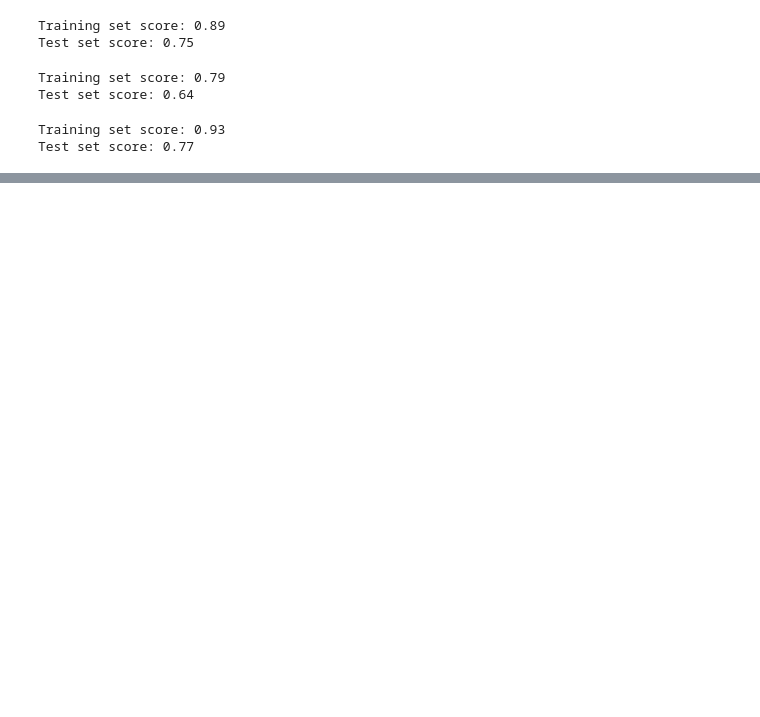
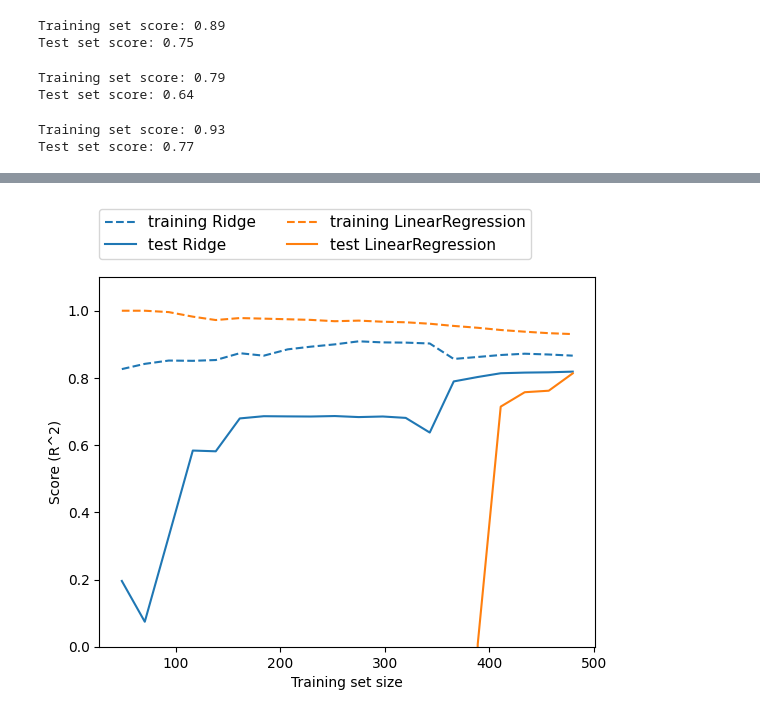
Before and after one commit to meraviverma/MachineLearning_Intro, a Jupyter notebook: Chapter2_Supervised_Learning/RidgeRegression.ipynb, the cells around one changed output, grey strips where cells are left out. Cells and saved outputs as stored; diff of their text form; code cells hidden in the pictures; blank space fills up the shorter version.

Commit message:
Lasso and ridge

```diff
--- a/Chapter2_Supervised_Learning/RidgeRegression.ipynb
+++ b/Chapter2_Supervised_Learning/RidgeRegression.ipynb
@@ -49,0 +57,4 @@ NameError: name 'lr' is not defined
+# %%
+mglearn.plots.plot_ridge_n_samples()
+# %% [output]
+[figure, added]
```
Also changed, not shown: parts of 3 cells of this notebook, 1 other file.
